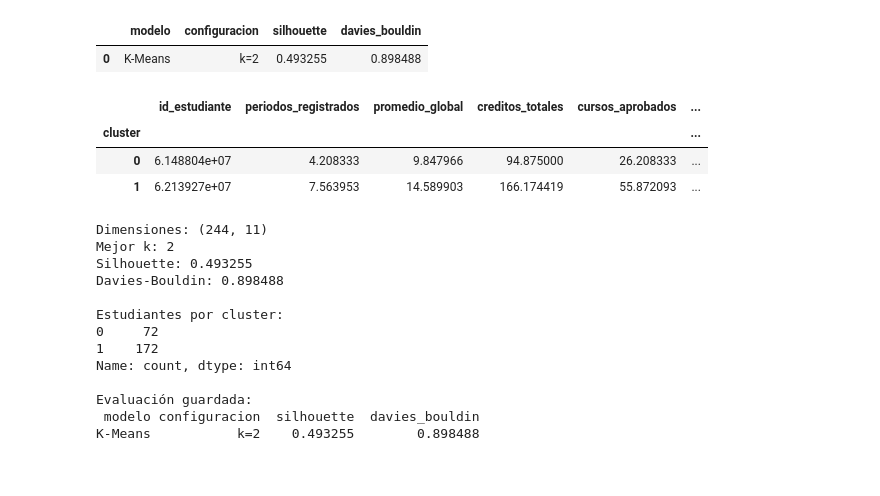
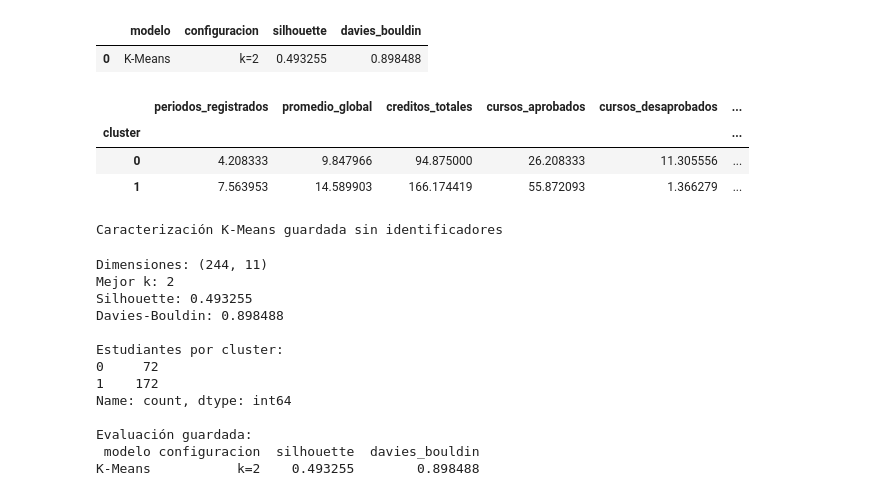
Before and after one commit to kimelivar/Trayectorias_Academicas_Investigacion, a Jupyter notebook: notebooks/05_kmeans.ipynb, the cells around one changed output. Saved outputs shown, nothing was run; the diff lists cells and outputs as text; code cells hidden in the pictures.

Commit message:
Actualización de los notebooks kmeans y kmedoids

```diff
--- a/notebooks/05_kmeans.ipynb
+++ b/notebooks/05_kmeans.ipynb
@@ -188,23 +188,29 @@ resultado_clusters = df_original.copy()
 
 resultado_clusters["cluster"] = clusters
 # %%
-resultado_clusters.groupby("cluster").mean(numeric_only=True)
+resultado_clusters.groupby("cluster")[list(X.columns)].mean()
 # %% [output]
-|  | id_estudiante | periodos_registrados | promedio_global | creditos_totales | cursos_aprobados | ... |
+|  | periodos_registrados | promedio_global | creditos_totales | cursos_aprobados | cursos_desaprobados | ... |
 | cluster |  |  |  |  |  | ... |
-| 0 | 6.148804e+07 | 4.208333 | 9.847966 | 94.875000 | 26.208333 | ... |
-| 1 | 6.213927e+07 | 7.563953 | 14.589903 | 166.174419 | 55.872093 | ... |
+| 0 | 4.208333 | 9.847966 | 94.875000 | 26.208333 | 11.305556 | ... |
+| 1 | 7.563953 | 14.589903 | 166.174419 | 55.872093 | 1.366279 | ... |
 # %%
 caracterizacion_kmeans = (
     resultado_clusters
-    .groupby("cluster")
-    .mean(numeric_only=True)
+    .groupby("cluster")[list(X.columns)]
+    .mean()
 )
+
+assert "id_estudiante" not in caracterizacion_kmeans.columns
 
 caracterizacion_kmeans.to_csv(
     "../results/kmeans/caracterizacion_clusters.csv",
     encoding="utf-8-sig"
 )
+
+print("Caracterización K-Means guardada sin identificadores")
+# %% [output]
+Caracterización K-Means guardada sin identificadores
 # %%
 resultado_kmeans.to_csv(
     "../results/kmeans/evaluacion_kmeans.csv",
```
Also changed, not shown: 3 other files.
